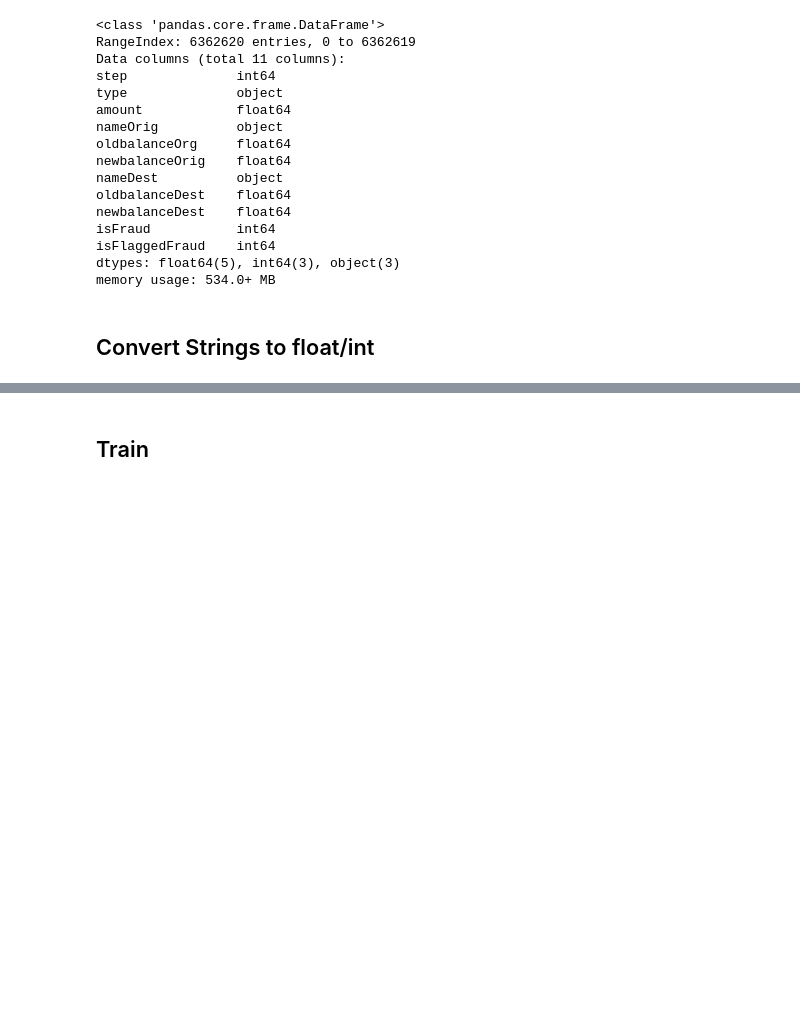
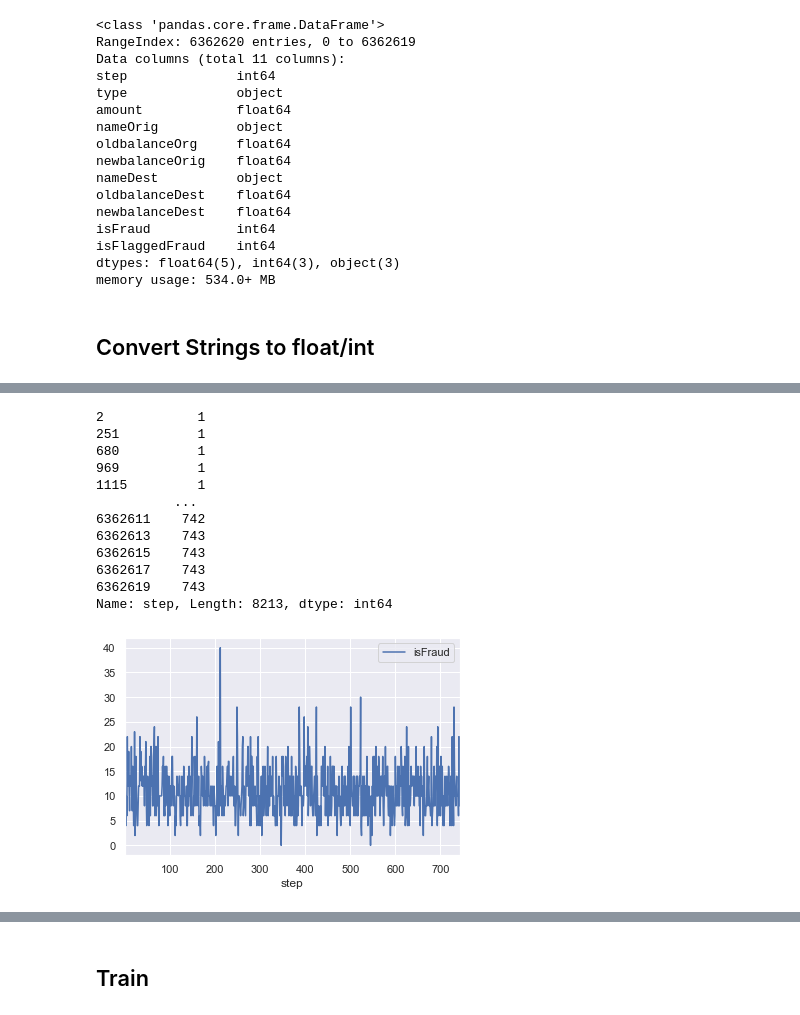
Before and after one commit to MtheEPIC/KaggleProj, a Jupyter notebook: CardTransaction.ipynb, the cells around one changed output, grey strips where cells are left out. Drawn from its saved outputs; the diff is of its cells as text; code cells hidden in the pictures; blank space fills up the shorter version.

```diff
--- a/CardTransaction.ipynb
+++ b/CardTransaction.ipynb
@@ -171,0 +197,28 @@ data.head()
+# %%
+## FIND DAYS WITH NO FRAUD
+tmp = data[['step', 'isFraud']]
+tmp.groupby(['step']).sum().plot()
+daysNoFraud = data[data['isFraud']==0]['step']
+daysWithFraud = data[data['isFraud']==1]['step']
+# daysWithFraud
+
+# data[[False if x in daysWithFraud else True for x in daysNoFraud]]
+# for i in range(744):
+#     if i not in daysWithFraud:
+#         print(i)
+daysWithFraud
+# 1 in [1]
+# %% [output]
+2            1
+251          1
+680          1
+969          1
+1115         1
+          ...
+6362611    742
+6362613    743
+6362615    743
+6362617    743
+6362619    743
+Name: step, Length: 8213, dtype: int64
+[figure, added]
```
Also changed, not shown: parts of 28 cells of this notebook.
